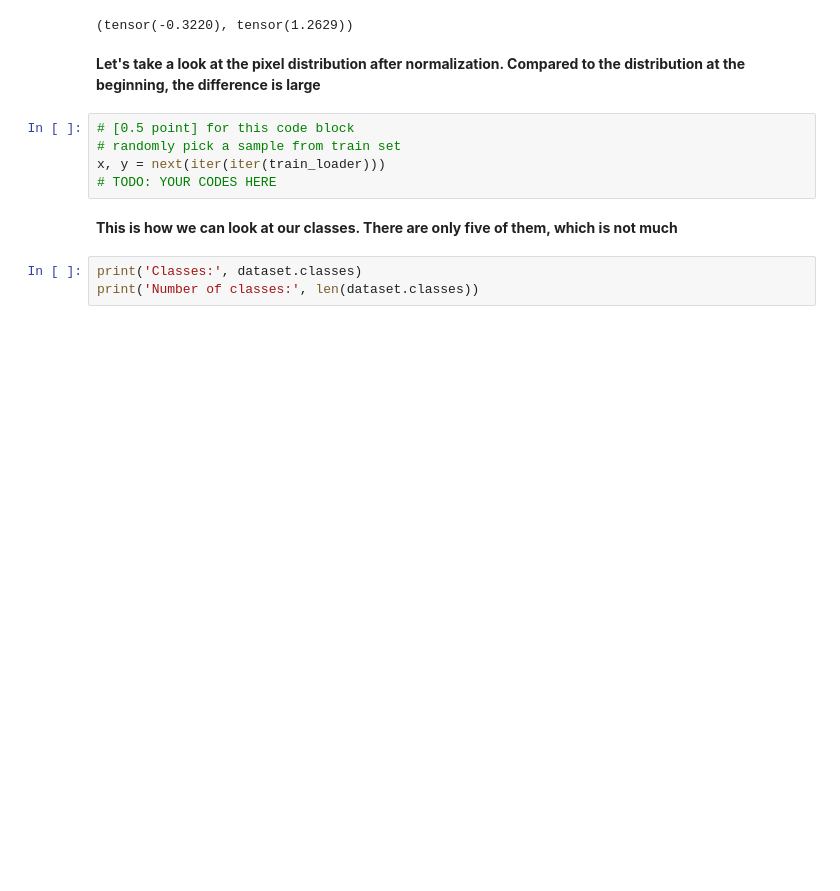
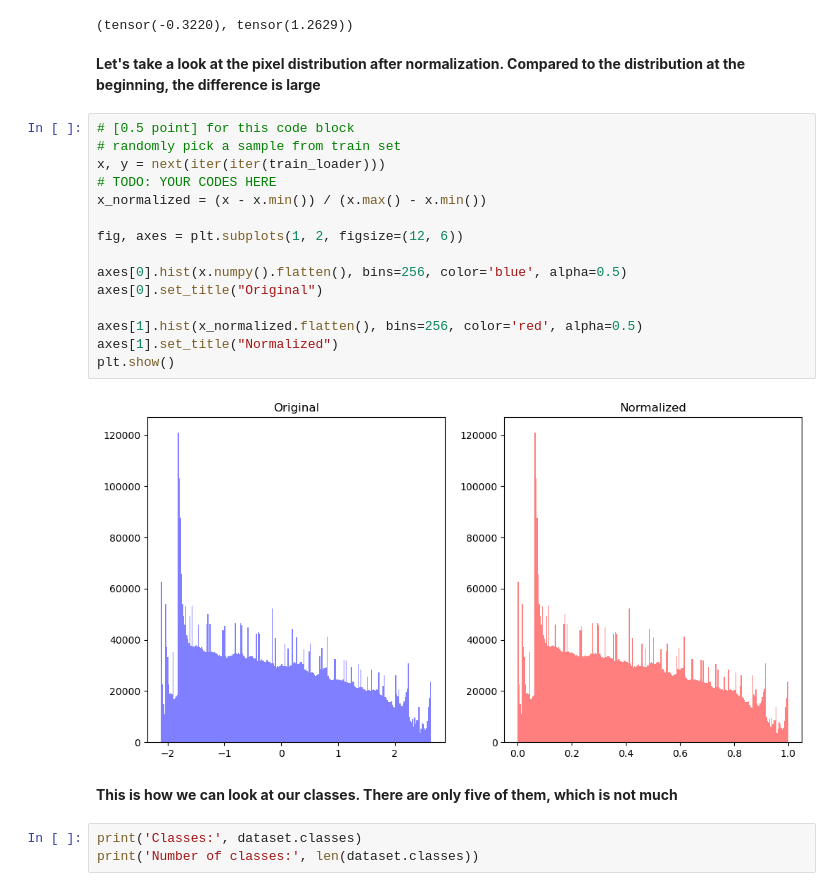
Before and after one commit to tunayildizuzh/MachineLearningforSciences, a Jupyter notebook: Labs/Lab7.ipynb, the cells around one changed output. Cells and saved outputs as stored; diff of their text form; blank space fills up the shorter version.

```diff
--- a/Labs/Lab7.ipynb
+++ b/Labs/Lab7.ipynb
@@ -224,8 +224,20 @@ x.mean(),  x.std()
 # %%
 # [0.5 point] for this code block
 # randomly pick a sample from train set
 x, y = next(iter(iter(train_loader)))
 # TODO: YOUR CODES HERE
+x_normalized = (x - x.min()) / (x.max() - x.min())
+
+fig, axes = plt.subplots(1, 2, figsize=(12, 6))
+
+axes[0].hist(x.numpy().flatten(), bins=256, color='blue', alpha=0.5)
+axes[0].set_title("Original")
+
+axes[1].hist(x_normalized.flatten(), bins=256, color='red', alpha=0.5)
+axes[1].set_title("Normalized")
+plt.show()
+# %% [output]
+[figure, added]
 # %% [markdown]
 **This is how we can look at our classes. There are only five of them, which is not much**
 # %%
```
Also changed, not shown: parts of 9 cells of this notebook.
